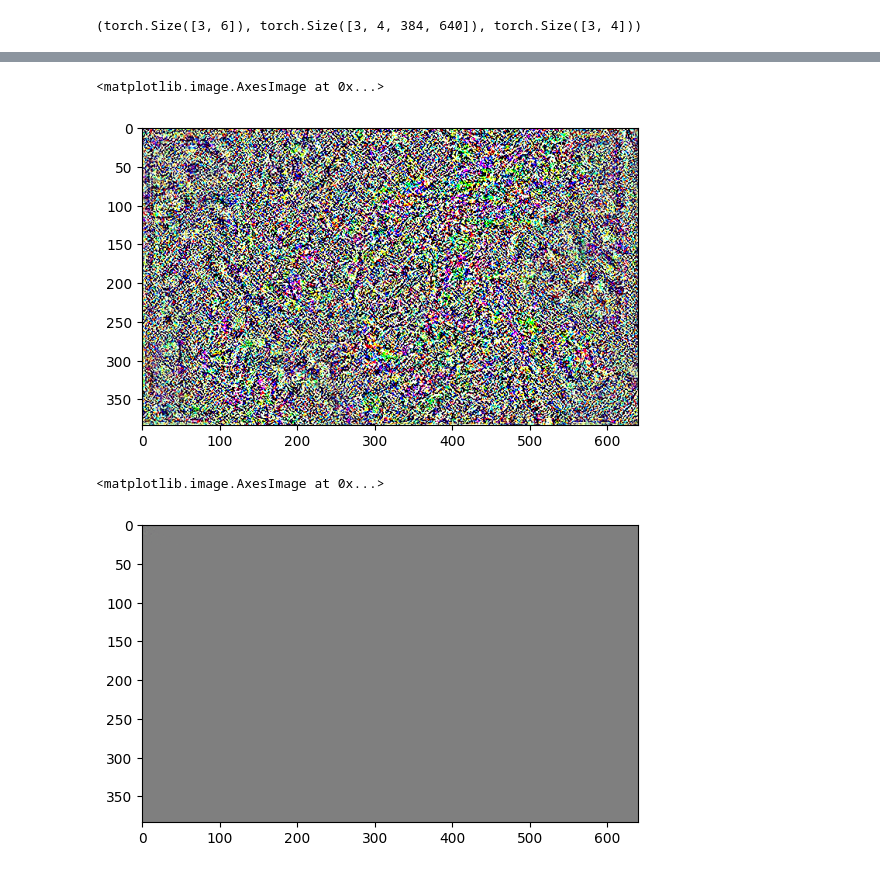
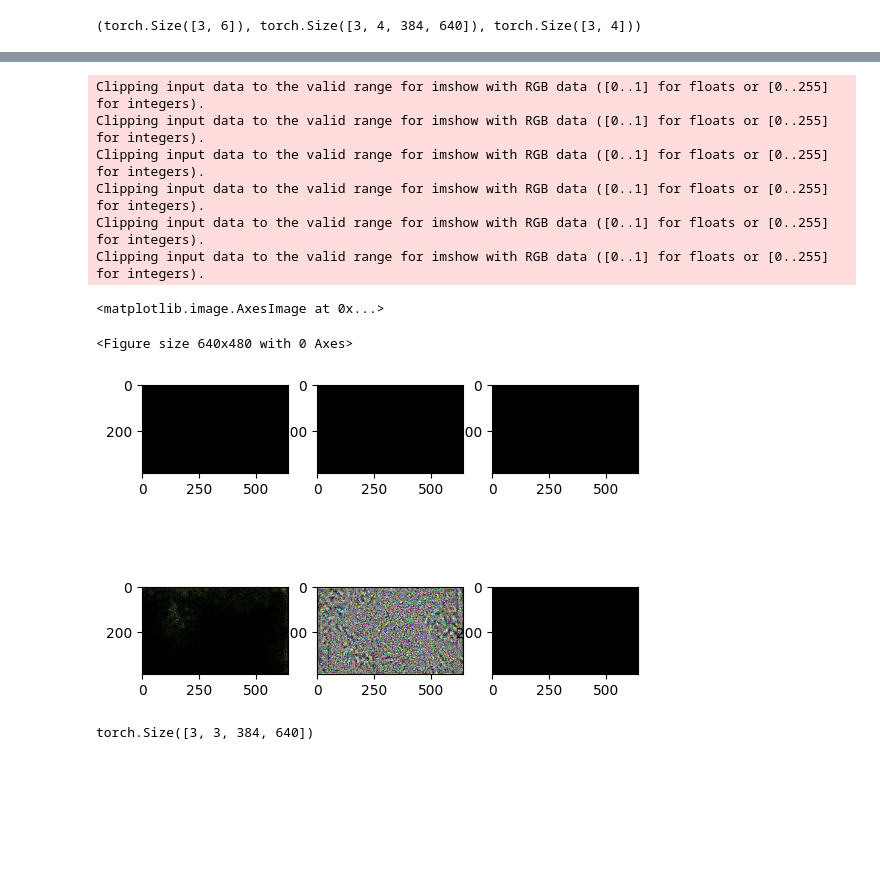
Before and after one commit to ShaileshSridhar2403/exlib, a Jupyter notebook: notebooks/explainers_refactoring.ipynb, the cells around one changed output, grey strips where cells are left out. Saved outputs shown, nothing was run; the diff lists cells and outputs as text; code cells hidden in the pictures; blank space fills up the shorter version.

```diff
--- a/notebooks/explainers_refactoring.ipynb
+++ b/notebooks/explainers_refactoring.ipynb
@@ -65,11 +117,26 @@ plt.imshow(intg_seg_exp.attributions[0].sigmoid().numpy().transpose(1,2,0))
-# %%
-plt.imshow(intg_seg_exp.attributions[1].sigmoid().numpy().transpose(1,2,0))
-# %% [output]
-<matplotlib.image.AxesImage at 0x...>
-[figure, removed]
-# %%
-plt.imshow(intg_seg_exp.attributions[2].sigmoid().numpy().transpose(1,2,0))
-# %% [output]
-<matplotlib.image.AxesImage at 0x...>
-[figure, removed]
+# %%
+plt.figure()
+fig, ax = plt.subplots(2,3)
+
+ax[0,0].imshow(intg_cls_exp.attributions[0].numpy().transpose(1,2,0))
+ax[0,1].imshow(intg_cls_exp.attributions[1].numpy().transpose(1,2,0))
+ax[0,2].imshow(intg_cls_exp.attributions[2].numpy().transpose(1,2,0))
+
+ax[1,0].imshow(intg_seg_exp.attributions[0].numpy().transpose(1,2,0))
+ax[1,1].imshow(intg_seg_exp.attributions[1].numpy().transpose(1,2,0))
+ax[1,2].imshow(intg_seg_exp.attributions[2].numpy().transpose(1,2,0))
+# %% [output]
+Clipping input data to the valid range for imshow with RGB data ([0..1] for floats or [0..255] for integers).
+Clipping input data to the valid range for imshow with RGB data ([0..1] for floats or [0..255] for integers).
+Clipping input data to the valid range for imshow with RGB data ([0..1] for floats or [0..255] for integers).
+Clipping input data to the valid range for imshow with RGB data ([0..1] for floats or [0..255] for integers).
+Clipping input data to the valid range for imshow with RGB data ([0..1] for floats or [0..255] for integers).
+Clipping input data to the valid range for imshow with RGB data ([0..1] for floats or [0..255] for integers).
+<matplotlib.image.AxesImage at 0x...>
+<Figure size 640x480 with 0 Axes>
+[figure, added]
+# %%
+intg_seg_exp.attributions.shape
+# %% [output]
+torch.Size([3, 3, 384, 640])
 # %%
```
Also changed, not shown: parts of 30 cells of this notebook, 5 other files.
